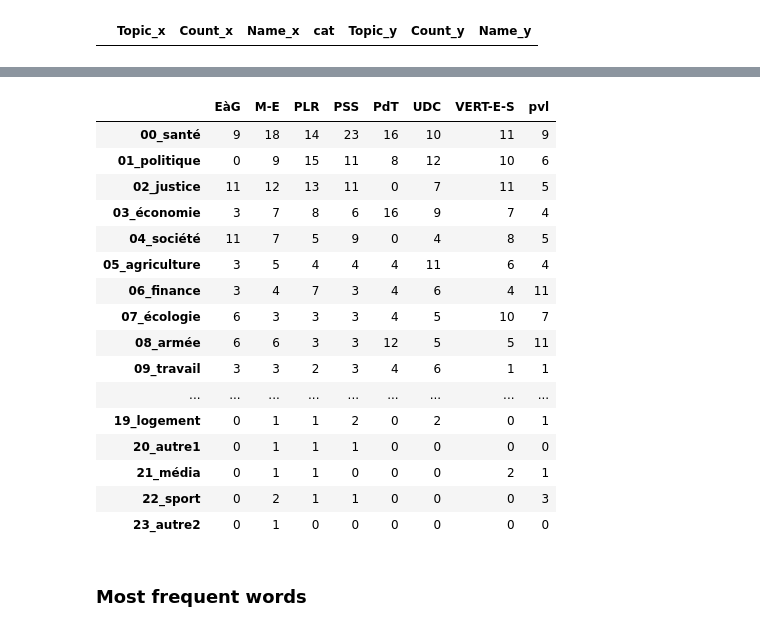
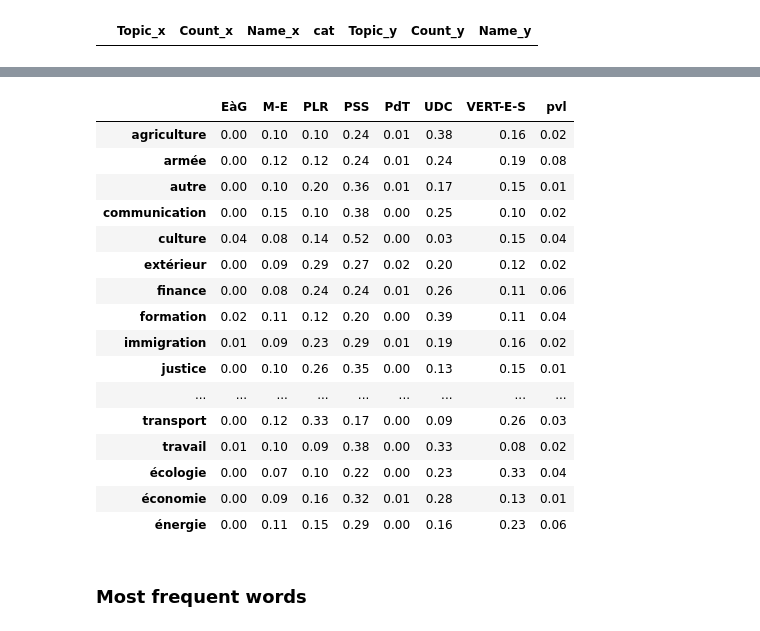
Before and after one commit to cgcrts/ef23_discours, a Jupyter notebook: topic_processing.ipynb, the cells around one changed output, grey strips where cells are left out. Cells and saved outputs as stored; diff of their text form; code cells hidden in the pictures.

```diff
--- a/topic_processing.ipynb
+++ b/topic_processing.ipynb
@@ -1005,5 +1006,5 @@ topic_model.get_topic_info().to_csv('topics_50.csv', encoding='utf-8')
 # %%
-with open('topics_cat.csv', encoding='utf-8') as file:
+with open('topics_50_51_cat.csv', encoding='utf-8') as file:
     topics_df = pd.read_csv(file).drop(columns='Unnamed: 0')
 
 topics_df
@@ -1134,7 +1074,7 @@ with open('sample.txt', 'w', encoding='utf-8') as file:
 # %%
 topic_model.get_topic_info().to_csv('topics_to_rename.csv', encoding='utf-8')
 # %%
-with open('topics_renamed.csv', encoding='utf-8') as file:
+with open('topics_renamed_2.csv', encoding='utf-8') as file:
     topics_renamed = pd.read_csv(file).drop(columns='Unnamed: 0')
 
 topics_renamed
@@ -1159,5 +1099,6 @@ topics_renamed
 # %%
 topics_name_dict = dict()
+topics_name_nbr_dict = dict()
 
 for idx, row in topics_renamed.iterrows():
     count = idx
@@ -1166,7 +1107,8 @@ for idx, row in topics_renamed.iterrows():
     else:
         count = str(count)
 
-    topics_name_dict[row['Name']] = count + '_' + row['new_name']
+    topics_name_nbr_dict[row['Name']] = count + '_' + row['new_name']
+    topics_name_dict[row['Name']] = row['new_name']
 
 topics_name_dict
 # %% [output]
@@ -1190,5 +1195,7 @@ topics_name_dict
 # %%
 topic_by_person = topic_model.get_document_info(docs, df=transcript_by_person)
+# add legislature column
+topic_by_person['legislature'] = topic_by_person['IdSession'].apply(lambda x: int(str(x)[:2]))
 topic_by_person
 # %% [output]
 |  | transcript_idx | ID | IdSubject | PersonNumber | Text | MeetingCouncilAbbreviation | MeetingDate | ... |
@@ -1207,50 +1214,60 @@ topic_by_person
 # %%
-topic_by_party = topic_by_person.groupby(['PartyAbbreviation', 'Name']).count()[['Text']].stack().unstack(level=1)
+ratio_by_col = False
+party = 'PartyAbbreviation'
+leg = 'legislature'
+gender = 'GenderAsString'
+
+# filter legislature
+filtered_topic_by_person = topic_by_person.query('legislature == 51')
+
+topic_by_party = filtered_topic_by_person.groupby([party, 'Name']).count()[['Text']].stack().unstack(level=1)
 topic_by_party = topic_by_party.droplevel(level=1)
 
 # set index and column row name to None
 topic_by_party.index.name = None
 topic_by_party.columns.name = None
 
 # set all NaN to 0
 topic_by_party = topic_by_party.fillna(0)
 
-# set
+# rename and sort topics
 topic_by_party = topic_by_party.rename(columns=topics_name_dict)
 topic_by_party = topic_by_party.reindex(sorted(topic_by_party.columns), axis=1)
+
+# transpose df
 topic_by_party = topic_by_party.T
 
-for col in topic_by_party.columns:
-    try:
-        topic_by_party[[col]] = topic_by_party[[col]].astype(float).astype(int)
-    except:
-        pass
+# drop parties not in last legislature
+topic_by_party = topic_by_party.drop(columns=['Lega', '-', 'MCG', 'CSPO'], errors='ignore')
 
-topic_by_party = topic_by_party.drop(columns=['Lega'])
+# drop minor parties
+#topic_by_party = topic_by_party.drop(columns=['EàG', 'PdT'], errors='ignore')
 
-for col in topic_by_party.columns:
-    topic_by_party[col] = round(topic_by_party[col]/topic_by_party[col].sum()*100, 0).astype(int)
+if ratio_by_col:
+    topic_by_party = round(topic_by_party.loc[:,:].div(topic_by_party.sum(axis=0), axis=1), 2)
+else:
+    topic_by_party = round(topic_by_party.loc[:,:].div(topic_by_party.sum(axis=1), axis=0), 2)
 
 topic_by_party = topic_by_party.reindex(sorted(topic_by_party.columns), axis=1)
 topic_by_party
 # %% [output]
 |  | EàG | M-E | PLR | PSS | PdT | UDC | VERT-E-S | pvl |
-| 00_santé | 9 | 18 | 14 | 23 | 16 | 10 | 11 | 9 |
-| 01_politique | 0 | 9 | 15 | 11 | 8 | 12 | 10 | 6 |
-| 02_justice | 11 | 12 | 13 | 11 | 0 | 7 | 11 | 5 |
-| 03_économie | 3 | 7 | 8 | 6 | 16 | 9 | 7 | 4 |
-| 04_société | 11 | 7 | 5 | 9 | 0 | 4 | 8 | 5 |
-| 05_agriculture | 3 | 5 | 4 | 4 | 4 | 11 | 6 | 4 |
-| 06_finance | 3 | 4 | 7 | 3 | 4 | 6 | 4 | 11 |
-| 07_écologie | 6 | 3 | 3 | 3 | 4 | 5 | 10 | 7 |
-| 08_armée | 6 | 6 | 3 | 3 | 12 | 5 | 5 | 11 |
-| 09_travail | 3 | 3 | 2 | 3 | 4 | 6 | 1 | 1 |
+| agriculture | 0.00 | 0.10 | 0.10 | 0.24 | 0.01 | 0.38 | 0.16 | 0.02 |
+| armée | 0.00 | 0.12 | 0.12 | 0.24 | 0.01 | 0.24 | 0.19 | 0.08 |
+| autre | 0.00 | 0.10 | 0.20 | 0.36 | 0.01 | 0.17 | 0.15 | 0.01 |
+| communication | 0.00 | 0.15 | 0.10 | 0.38 | 0.00 | 0.25 | 0.10 | 0.02 |
+| culture | 0.04 | 0.08 | 0.14 | 0.52 | 0.00 | 0.03 | 0.15 | 0.04 |
+| extérieur | 0.00 | 0.09 | 0.29 | 0.27 | 0.02 | 0.20 | 0.12 | 0.02 |
+| finance | 0.00 | 0.08 | 0.24 | 0.24 | 0.01 | 0.26 | 0.11 | 0.06 |
+| formation | 0.02 | 0.11 | 0.12 | 0.20 | 0.00 | 0.39 | 0.11 | 0.04 |
+| immigration | 0.01 | 0.09 | 0.23 | 0.29 | 0.01 | 0.19 | 0.16 | 0.02 |
+| justice | 0.00 | 0.10 | 0.26 | 0.35 | 0.00 | 0.13 | 0.15 | 0.01 |
 | ... | ... | ... | ... | ... | ... | ... | ... | ... |
-| 19_logement | 0 | 1 | 1 | 2 | 0 | 2 | 0 | 1 |
-| 20_autre1 | 0 | 1 | 1 | 1 | 0 | 0 | 0 | 0 |
-| 21_média | 0 | 1 | 1 | 0 | 0 | 0 | 2 | 1 |
-| 22_sport | 0 | 2 | 1 | 1 | 0 | 0 | 0 | 3 |
-| 23_autre2 | 0 | 1 | 0 | 0 | 0 | 0 | 0 | 0 |
+| transport | 0.00 | 0.12 | 0.33 | 0.17 | 0.00 | 0.09 | 0.26 | 0.03 |
+| travail | 0.01 | 0.10 | 0.09 | 0.38 | 0.00 | 0.33 | 0.08 | 0.02 |
+| écologie | 0.00 | 0.07 | 0.10 | 0.22 | 0.00 | 0.23 | 0.33 | 0.04 |
+| économie | 0.00 | 0.09 | 0.16 | 0.32 | 0.01 | 0.28 | 0.13 | 0.01 |
+| énergie | 0.00 | 0.11 | 0.15 | 0.29 | 0.00 | 0.16 | 0.23 | 0.06 |
 # %% [markdown]
 ### Most frequent words
 # %%
```
Also changed, not shown: parts of 14 cells of this notebook.
